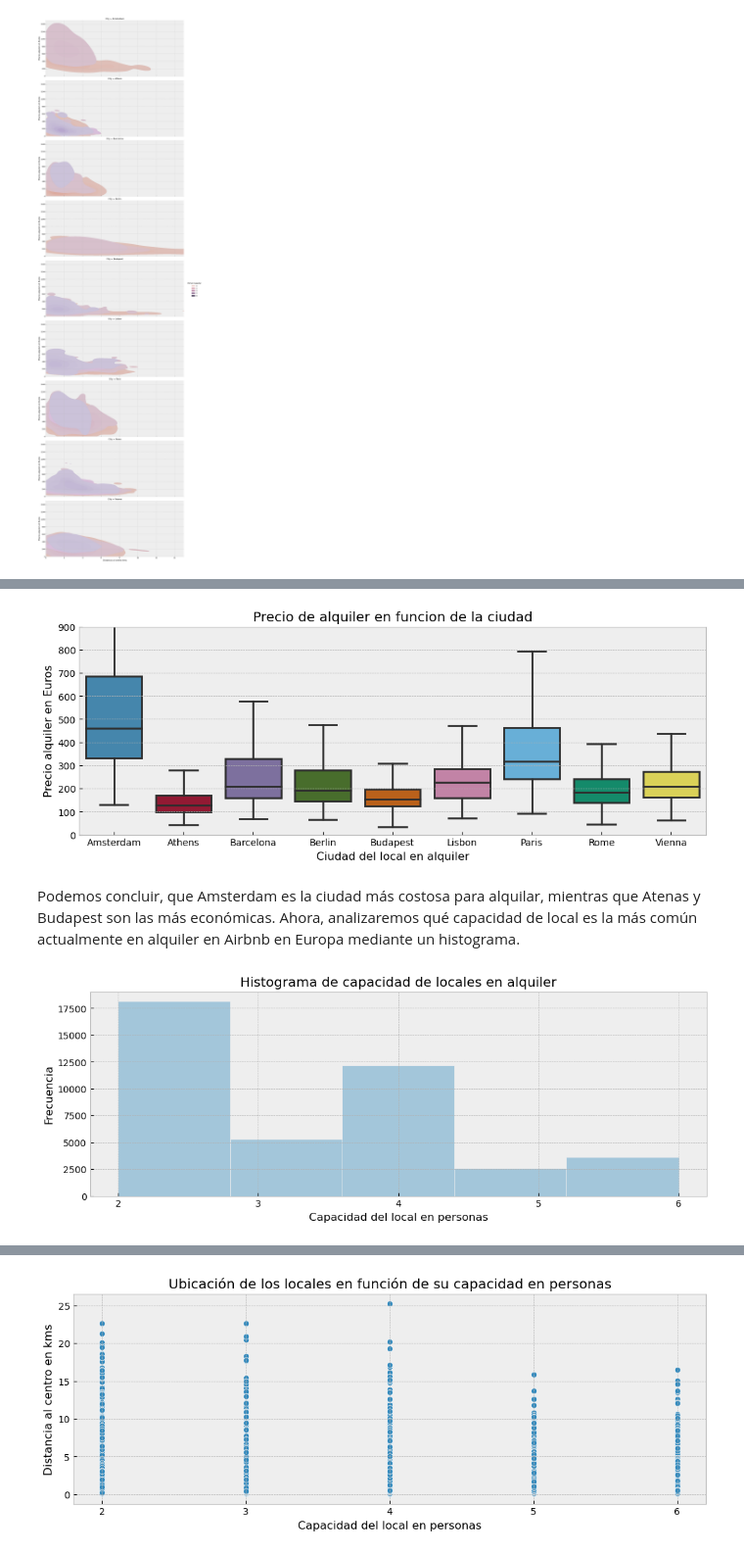
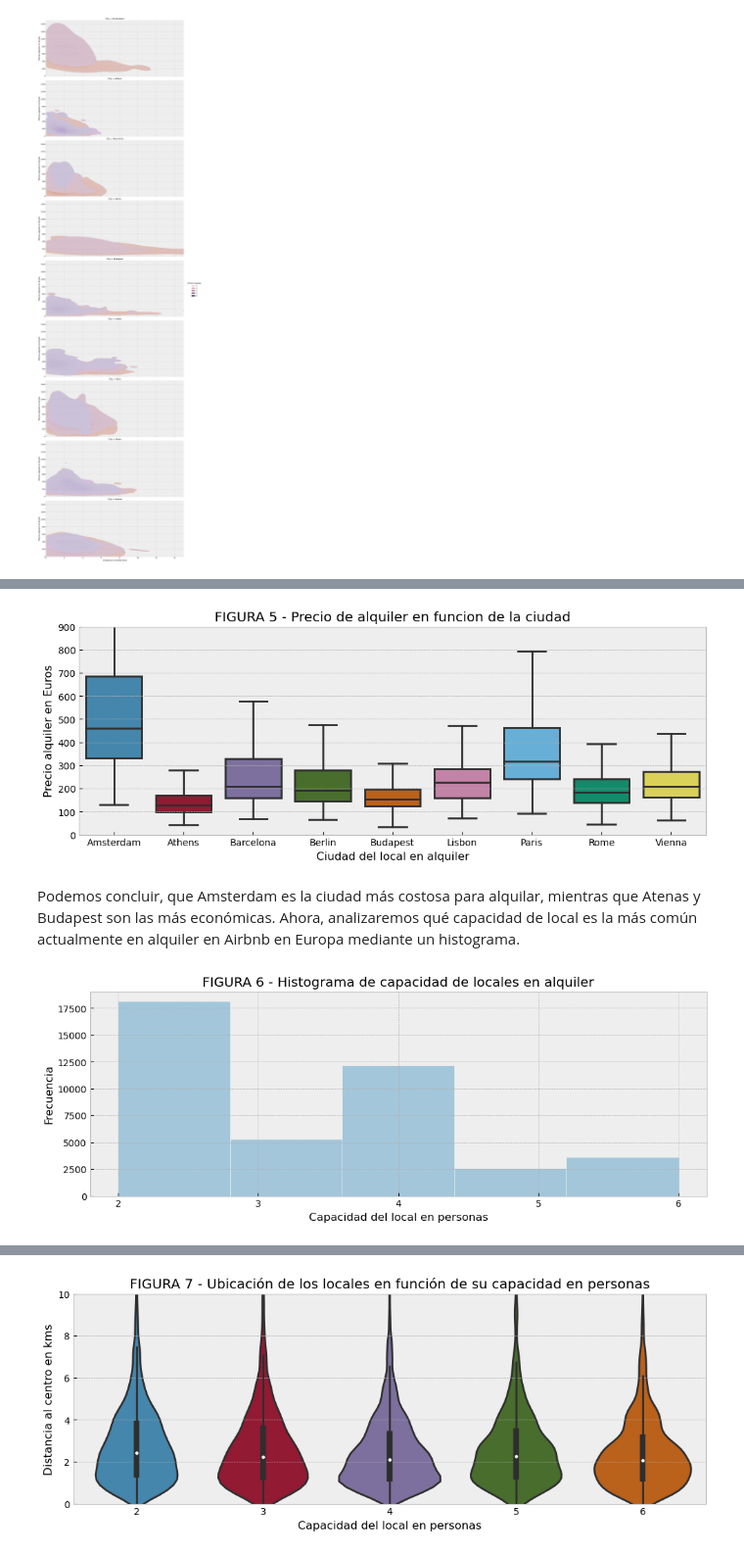
Before and after one commit to tekluis/CoderHouse, a Jupyter notebook: VISUALIZACION-TEK.ipynb, the cells around one changed output, grey strips where cells are left out. Shown at 98% size. Drawn from its saved outputs; the diff is of its cells as text; code cells hidden in the pictures.

```diff
--- a/VISUALIZACION-TEK.ipynb
+++ b/VISUALIZACION-TEK.ipynb
@@ -135,12 +136,12 @@ Repetiremos nuevamente el gráfico de caja, pero esta vez no analizaremos la rel
 fig, ax = plt.subplots(figsize=(12,4))
 
 ax=sns.boxplot(data=df,x='City', y='Price', showfliers=False)
-ax.set(title='Precio de alquiler en funcion de la ciudad', xlabel='Ciudad del local en alquiler',
+ax.set(title='FIGURA 5 - Precio de alquiler en funcion de la ciudad', xlabel='Ciudad del local en alquiler',
        ylabel='Precio alquiler en Euros', ylim=(0,900))
 
 plt.show()
 # %% [output]
-[figure, old version]
+[figure, new version]
 # %% [markdown]
 Podemos concluir, que Amsterdam es la ciudad más costosa para alquilar, mientras que Atenas y Budapest son las más económicas.
 Ahora, analizaremos qué capacidad de local es la más común actualmente en alquiler en Airbnb en Europa mediante un histograma.
@@ -148,11 +149,11 @@ Ahora, analizaremos qué capacidad de local es la más común actualmente en alq
 fig, ax = plt.subplots(figsize=(12,4))
 
 ax=sns.histplot(data=df['Person Capacity'],bins=5,alpha=0.4)
-ax.set(xlabel='Capacidad del local en personas',ylabel='Frecuencia',title='Histograma de capacidad de locales en alquiler',
-       xticks=(2,3,4,5,6))
+ax.set(xlabel='Capacidad del local en personas',ylabel='Frecuencia',
+       title='FIGURA 6 - Histograma de capacidad de locales en alquiler', xticks=(2,3,4,5,6))
 
 plt.show()
 # %% [output]
-[figure, old version]
+[figure, new version]
 # %% [markdown]
 Según el histograma vemos que los locales más comunes son los de capacidad para dos personas (habitaciones dobles), seguidos por los de capacidad para 4 personas (habitaciones cuádruples). Luego siguen, en mucha menor cantidad, los de 3, 6 y 5 personas.
@@ -160,10 +162,10 @@ Por último, analizaremos si existe alguna relación entre la capacidad de los l
 # %%
 fig, ax = plt.subplots(figsize=(12,4))
 
-ax=sns.scatterplot(y="City Center (km)", x='Person Capacity', data=df)
+ax=sns.violinplot(y="City Center (km)", x='Person Capacity', data=df)
 ax.set(xlabel='Capacidad del local en personas',ylabel='Distancia al centro en kms',
-       title='Ubicación de los locales en función de su capacidad en personas',xticks=(2,3,4,5,6))
+       title='FIGURA 7 - Ubicación de los locales en función de su capacidad en personas',ylim=(0,10))
 
 plt.show()
 # %% [output]
-[figure, old version]
+[figure, new version]
```
Also changed, not shown: parts of 8 cells of this notebook.
